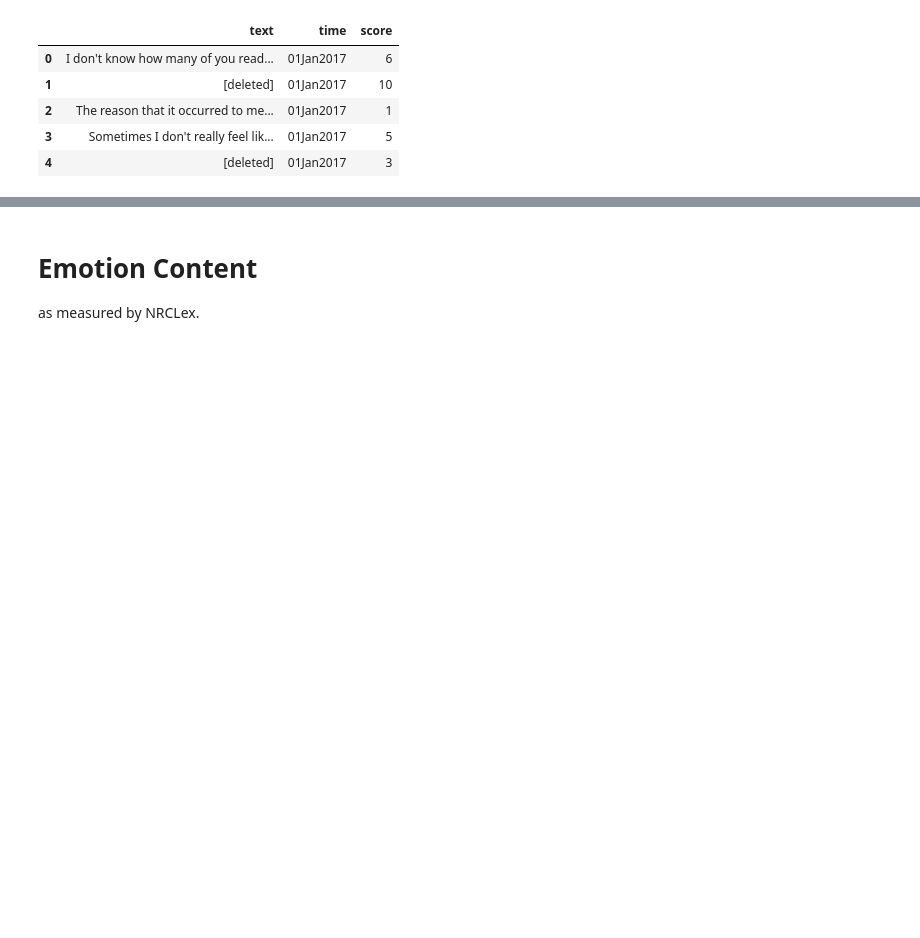
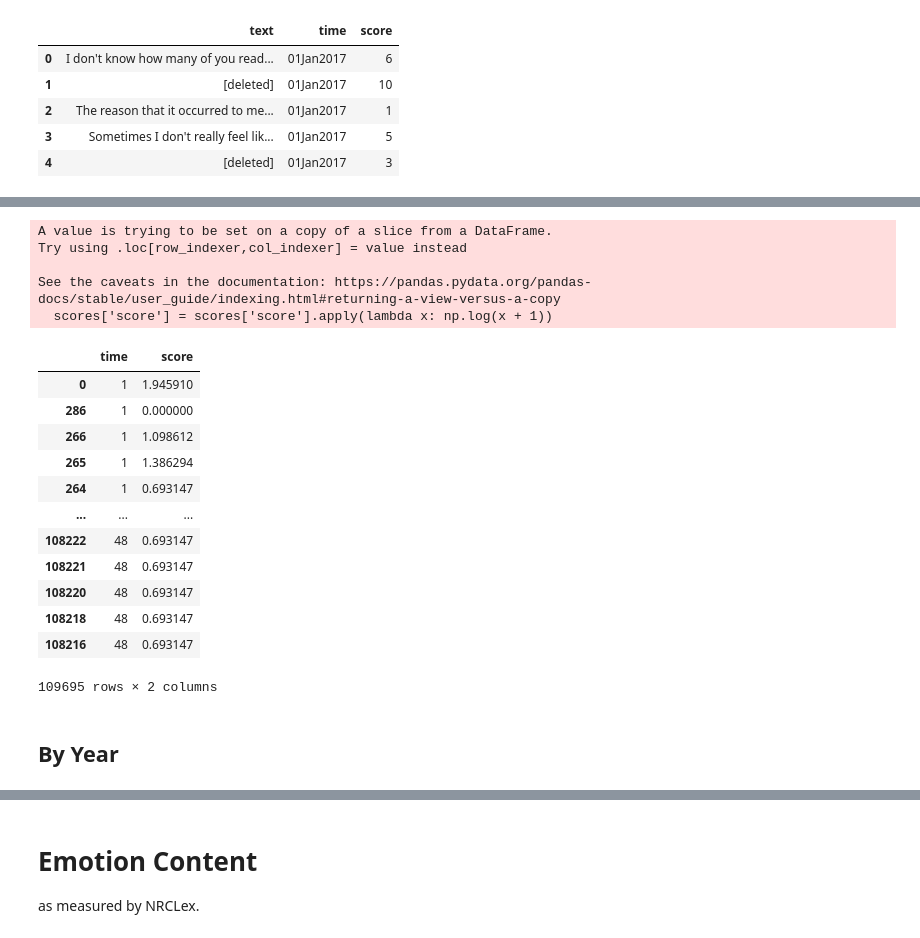
Before and after one commit to bermanjt/RedditMentalHealth, a Jupyter notebook: EDA.ipynb, the cells around one changed output, grey strips where cells are left out. Cells and saved outputs as stored; diff of their text form; code cells hidden in the pictures; blank space fills up the shorter version.

```diff
--- a/EDA.ipynb
+++ b/EDA.ipynb
@@ -62,0 +126,35 @@ chart.save('figures/post_freq.html')
+# %%
+def clean_time(x):
+    x = datetime.strftime(x, '%Y-%m')
+    return (int(x[:4]) - 2017) * 12 + int(x[5:7])
+# %%
+scores = df[['time', 'score']]
+scores['score'] = scores['score'].apply(lambda x: np.log(x + 1))
+groups = scores.groupby([scores.time.dt.year, scores.time.dt.month])
+
+all_scores = pd.DataFrame(columns=['time', 'score'])
+for i, group in enumerate(groups):
+    if i == 0:
+        continue
+    all_scores = all_scores.append(group[1])
+all_scores['time'] = all_scores['time'].apply(clean_time)
+all_scores
+# %% [output]
+A value is trying to be set on a copy of a slice from a DataFrame.
+Try using .loc[row_indexer,col_indexer] = value instead
+
+See the caveats in the documentation: https://pandas.pydata.org/pandas-docs/stable/user_guide/indexing.html#returning-a-view-versus-a-copy
+  scores['score'] = scores['score'].apply(lambda x: np.log(x + 1))
+|  | time | score |
+| 0 | 1 | 1.945910 |
+| 286 | 1 | 0.000000 |
+| 266 | 1 | 1.098612 |
+| 265 | 1 | 1.386294 |
+| 264 | 1 | 0.693147 |
+| ... | ... | ... |
+| 108222 | 48 | 0.693147 |
+| 108221 | 48 | 0.693147 |
+| 108220 | 48 | 0.693147 |
+| 108218 | 48 | 0.693147 |
+| 108216 | 48 | 0.693147 |
+109695 rows × 2 columns
@@ -62,0 +181,2 @@ chart.save('figures/post_freq.html')
+# %% [markdown]
+## By Year
```
Also changed, not shown: parts of 12 cells of this notebook, 7 other files.
